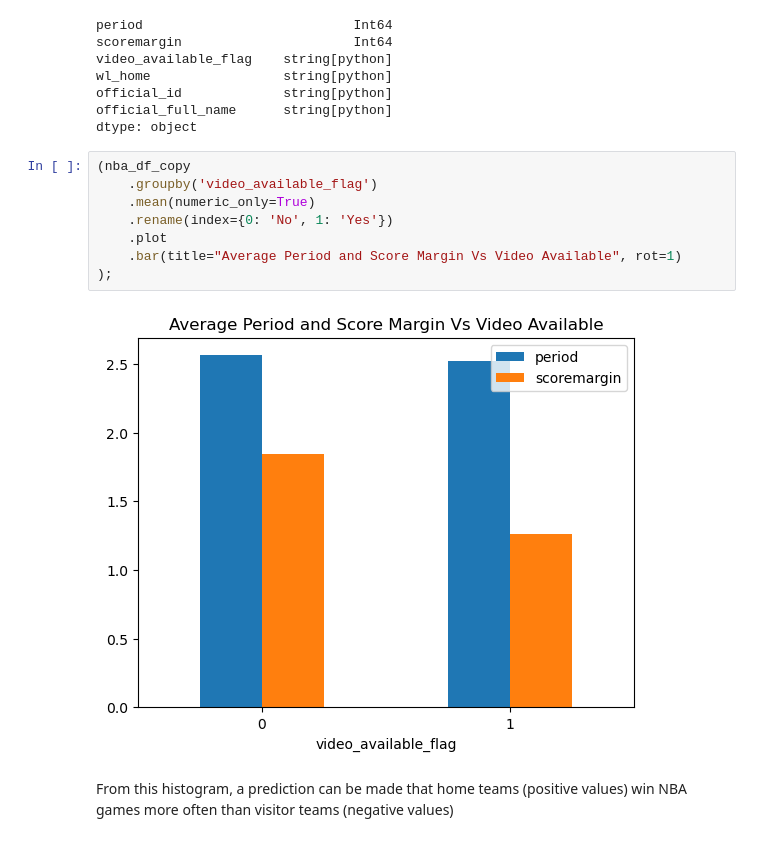
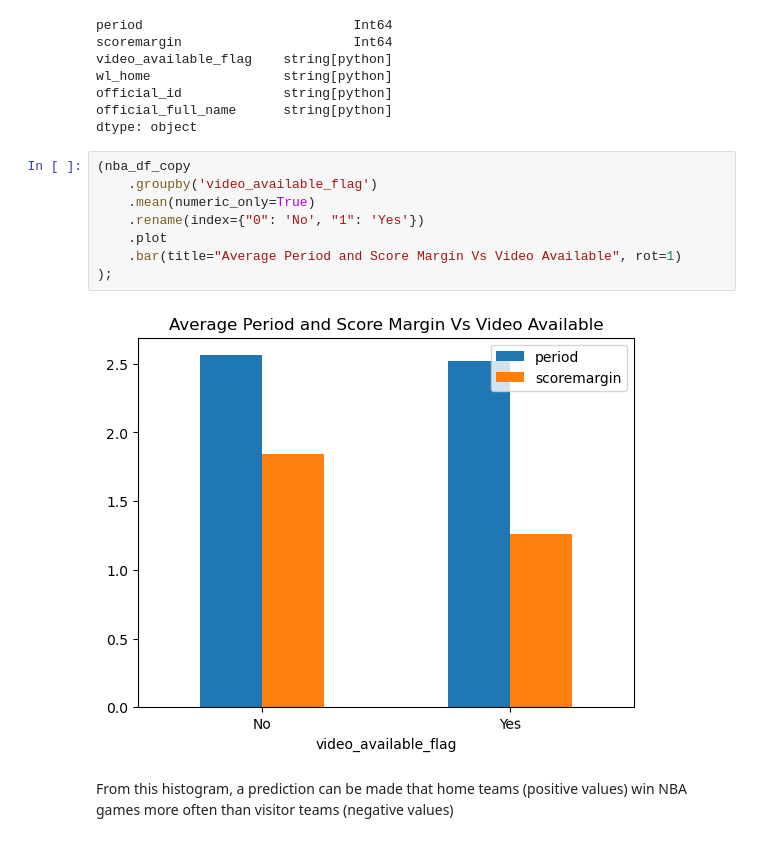
Before and after one commit to mustafaradheyyan/Revisiting-Pep-II, a Jupyter notebook: working_notebooks/eda_nba.ipynb, the cells around one changed output. Cells and saved outputs as stored; diff of their text form.

```diff
--- a/working_notebooks/eda_nba.ipynb
+++ b/working_notebooks/eda_nba.ipynb
@@ -315,13 +335,13 @@ dtype: object
 # %%
 (nba_df_copy
     .groupby('video_available_flag')
     .mean(numeric_only=True)
-    .rename(index={0: 'No', 1: 'Yes'})
+    .rename(index={"0": 'No', "1": 'Yes'})
     .plot
     .bar(title="Average Period and Score Margin Vs Video Available", rot=1)
 );
 # %% [output]
-[figure, old version]
+[figure, new version]
 # %% [markdown]
 From this histogram, a prediction can be made that home teams (positive values) win NBA games more often than visitor teams (negative values)
 # %%
```
Also changed, not shown: parts of 3 cells of this notebook.
